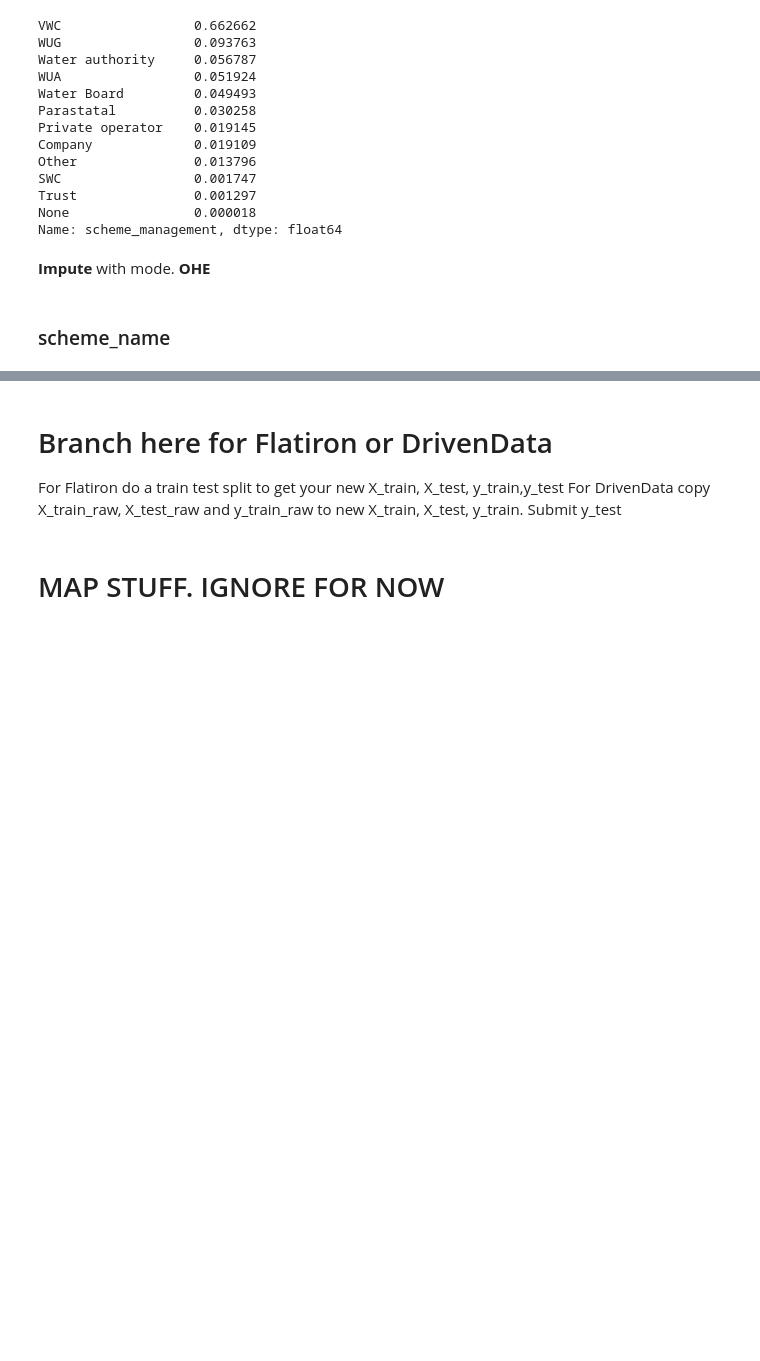
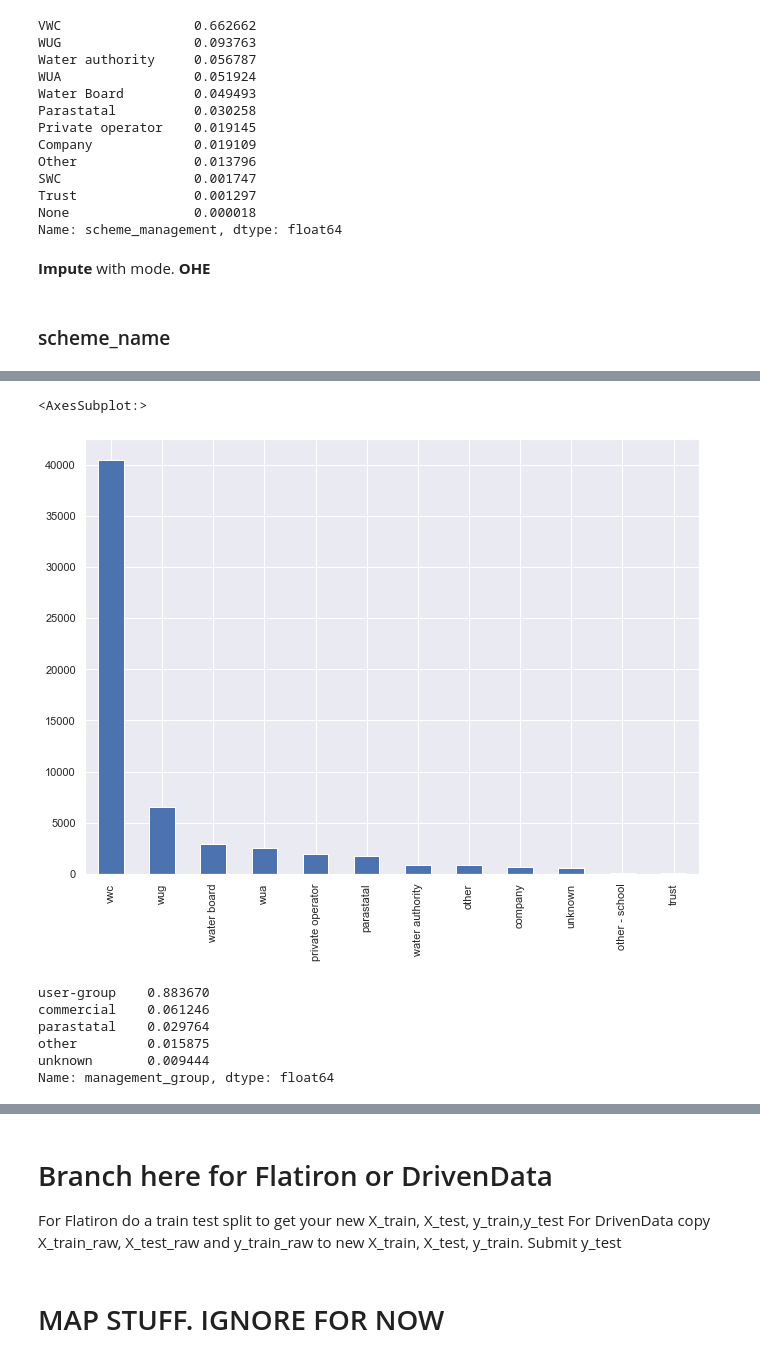
Before and after one commit to ssaeed85/dsc-ph3-TanzaniaWaterWell, a Jupyter notebook: Notebook_DrivenData.ipynb, the cells around one changed output, grey strips where cells are left out. Drawn from its saved outputs; the diff is of its cells as text; code cells hidden in the pictures; blank space fills up the shorter version.

```diff
--- a/Notebook_DrivenData.ipynb
+++ b/Notebook_DrivenData.ipynb
@@ -510,0 +689,14 @@ Name: scheme_management, dtype: float64
+# %%
+df_train.management.value_counts().plot(kind='bar')
+# %% [output]
+<AxesSubplot:>
+[figure, added]
+# %%
+df_train.management_group.value_counts(normalize=True)
+# %% [output]
+user-group    0.883670
+commercial    0.061246
+parastatal    0.029764
+other         0.015875
+unknown       0.009444
+Name: management_group, dtype: float64
```
Also changed, not shown: parts of 54 cells of this notebook.
